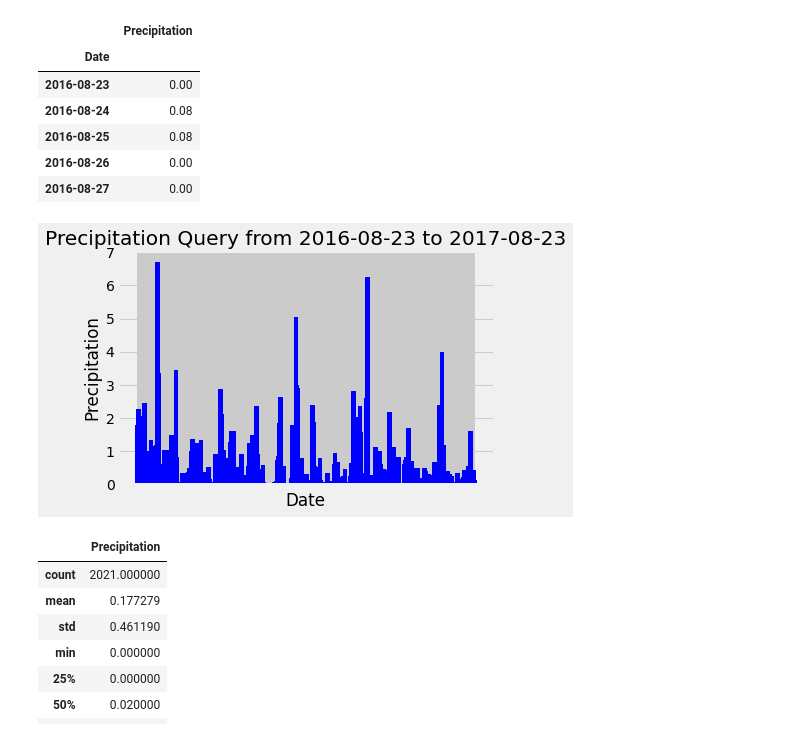
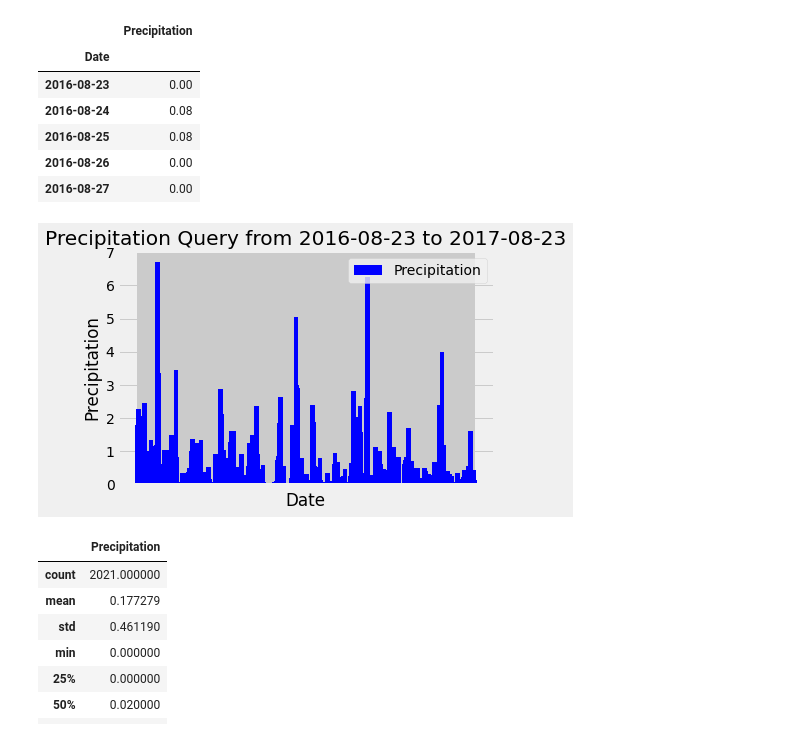
Before and after one commit to acosta109/sqlalchemy-challenge, a Jupyter notebook: SurfsUp/climate_starter.ipynb, the cells around one changed output. Saved outputs shown, nothing was run; the diff lists cells and outputs as text; code cells hidden in the pictures.

```diff
--- a/SurfsUp/climate_starter.ipynb
+++ b/SurfsUp/climate_starter.ipynb
@@ -98,13 +98,15 @@ last_year_df.head()
 | 2016-08-27 | 0.00 |
 # %%
 # Use Pandas Plotting with Matplotlib to plot the data
-plt.bar(last_year_df.index, last_year_df['Precipitation'], width = 5 ,color='b', align="center",tick_label='')
+# Plot the data
+plt.bar(last_year_df.index, last_year_df['Precipitation'], width = 5 ,color='b', align="center",tick_label='', label='Precipitation')
 plt.xlabel('Date')
 plt.ylabel('Precipitation')
 plt.title(f'Precipitation Query from {query_date} to {last_date}')
+plt.legend()
 plt.show()
 # %% [output]
-[figure, old version]
+[figure, new version]
 # %%
 # Use Pandas to calcualte the summary statistics for the precipitation data
 last_year_df.describe()
```
Also changed, not shown: parts of 1 cell of this notebook, 1 other file.
